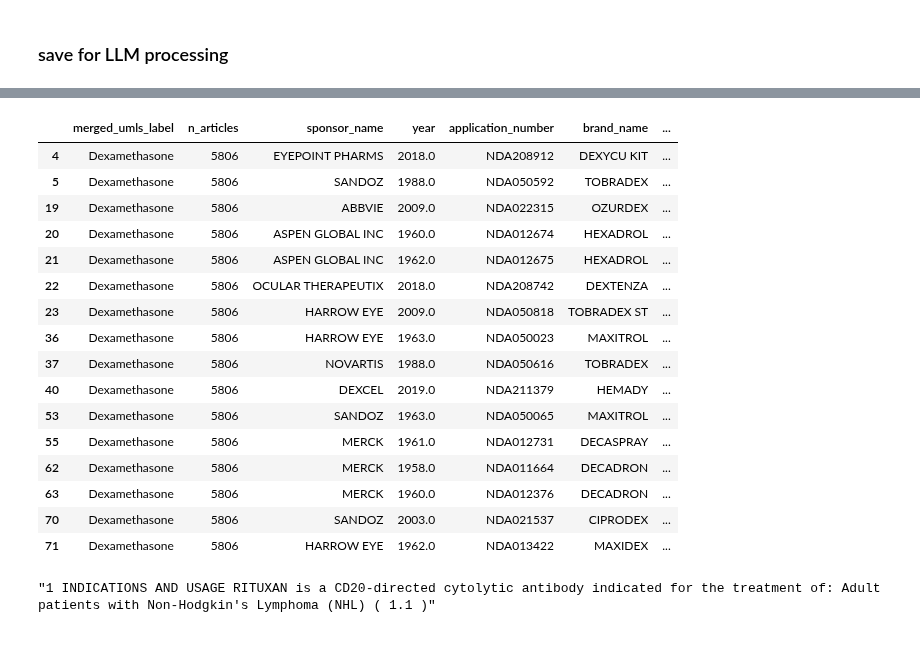
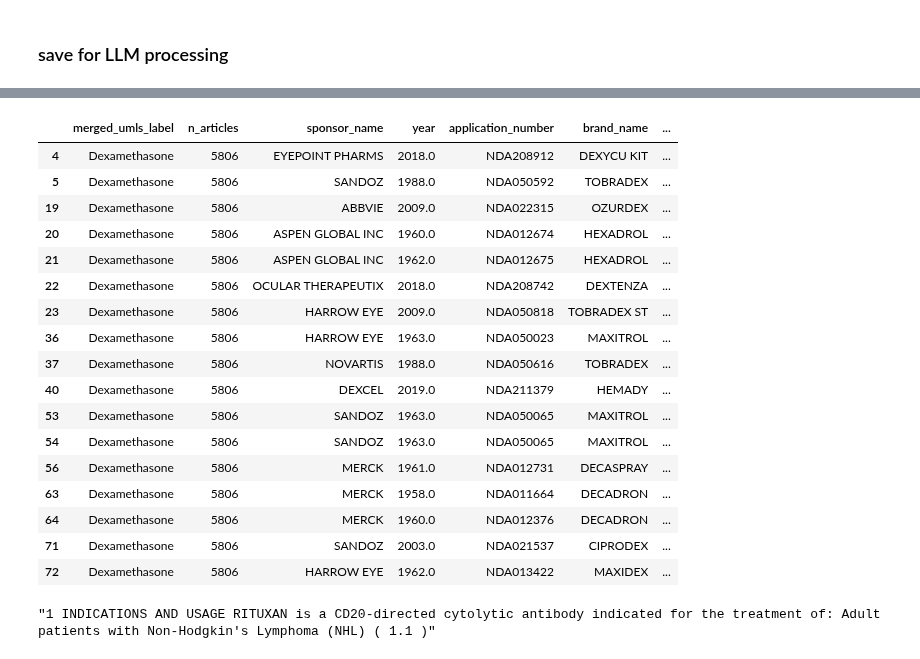
Before and after one commit to Ineichen-Group/Preclinical_DrugDisease_Translation_Pipeline, a Jupyter notebook: 10_drug_disease_translation_analysis/FDA_03_Merge_Drug_for_Indications.ipynb, the cells around one changed output, grey strips where cells are left out. Cells and saved outputs as stored; diff of their text form; code cells hidden in the pictures.

```diff
--- a/10_drug_disease_translation_analysis/FDA_03_Merge_Drug_for_Indications.ipynb
+++ b/10_drug_disease_translation_analysis/FDA_03_Merge_Drug_for_Indications.ipynb
@@ -43,14 +17,3 @@ df_orig.shape
-# %%
-# Step 1: Make sure the column is a proper list
-df_orig["active_ingredients_split"] = (
-    df_orig["active_ingredients"]
-    .astype(str)  # ensure string
-    .str.split(r",\s*")  # split on comma + optional spaces
-)
-
-# Step 2: Explode into separate rows
-df_orig = df_orig.explode("active_ingredients_split", ignore_index=True)
-df_orig.shape
 # %%
-df_orig_info = df_orig[['sponsor_name','year','application_number', 'brand_name', 'active_ingredients_split', 'clinical_studies', 'indications_first_sent', 'indications_and_usage']]
+df_orig_info = df_orig[['sponsor_name','year','application_number', 'brand_name', 'active_ingredients_split', 'drug_umls_term_norm', 'clinical_studies', 'indications_first_sent', 'indications_and_usage']]
 df_orig_info.head()
@@ -79,0 +60,5 @@ terms_for_details
+# %%
+terms_for_details = terms[terms["merged_umls_label"].str.len() > 2]
+terms_for_details = terms_for_details[terms_for_details['n_articles']>1]
+
+terms_for_details.head()
@@ -85,7 +85,7 @@ df_counts = terms_for_details.copy()
 df_exploded = df_orig_info.copy()
 
 df_counts["__key"] = df_counts["merged_umls_label"].astype(str).str.upper().str.strip()
-df_exploded["__key"] = df_exploded["active_ingredients_split"].astype(str).str.upper().str.strip()
+df_exploded["__key"] = df_exploded["drug_umls_term_norm"].astype(str).str.upper().str.strip()
 
 # 2) Left-merge ON the ingredient (keep all rows from df_exploded)
 df_merged = df_counts.merge(
@@ -96,7 +96,7 @@ df_merged = df_counts.merge(
 
 # 3) Clean up
 df_merged = df_merged.drop(columns="__key")
-df_merged
+df_merged.head()
 # %% [output]
 |  | merged_umls_label | n_articles | sponsor_name | year | application_number | brand_name | ... |
 | 0 | Dexamethasone | 5806 | SUN PHARM INDUSTRIES | 1974.0 | ANDA084013 | DEXAMETHASONE | ... |
@@ -183,27 +186,28 @@ df_ds_drugs_with_FDA_info.merged_umls_label.nunique()
 # %%
 df_filtered = df_ds_drugs_with_FDA_info[
     (df_ds_drugs_with_FDA_info["active_ingredients_split"] == "DEXAMETHASONE") &
     (df_ds_drugs_with_FDA_info["application_number"].astype(str).str.startswith("NDA"))
 ]
-df_filtered
+df_filtered.head()
 # %% [output]
 |  | merged_umls_label | n_articles | sponsor_name | year | application_number | brand_name | ... |
 | 4 | Dexamethasone | 5806 | EYEPOINT PHARMS | 2018.0 | NDA208912 | DEXYCU KIT | ... |
 | 5 | Dexamethasone | 5806 | SANDOZ | 1988.0 | NDA050592 | TOBRADEX | ... |
 | 19 | Dexamethasone | 5806 | ABBVIE | 2009.0 | NDA022315 | OZURDEX | ... |
 | 20 | Dexamethasone | 5806 | ASPEN GLOBAL INC | 1960.0 | NDA012674 | HEXADROL | ... |
 | 21 | Dexamethasone | 5806 | ASPEN GLOBAL INC | 1962.0 | NDA012675 | HEXADROL | ... |
 | 22 | Dexamethasone | 5806 | OCULAR THERAPEUTIX | 2018.0 | NDA208742 | DEXTENZA | ... |
 | 23 | Dexamethasone | 5806 | HARROW EYE | 2009.0 | NDA050818 | TOBRADEX ST | ... |
 | 36 | Dexamethasone | 5806 | HARROW EYE | 1963.0 | NDA050023 | MAXITROL | ... |
 | 37 | Dexamethasone | 5806 | NOVARTIS | 1988.0 | NDA050616 | TOBRADEX | ... |
 | 40 | Dexamethasone | 5806 | DEXCEL | 2019.0 | NDA211379 | HEMADY | ... |
 | 53 | Dexamethasone | 5806 | SANDOZ | 1963.0 | NDA050065 | MAXITROL | ... |
-| 55 | Dexamethasone | 5806 | MERCK | 1961.0 | NDA012731 | DECASPRAY | ... |
-| 62 | Dexamethasone | 5806 | MERCK | 1958.0 | NDA011664 | DECADRON | ... |
-| 63 | Dexamethasone | 5806 | MERCK | 1960.0 | NDA012376 | DECADRON | ... |
-| 70 | Dexamethasone | 5806 | SANDOZ | 2003.0 | NDA021537 | CIPRODEX | ... |
-| 71 | Dexamethasone | 5806 | HARROW EYE | 1962.0 | NDA013422 | MAXIDEX | ... |
+| 54 | Dexamethasone | 5806 | SANDOZ | 1963.0 | NDA050065 | MAXITROL | ... |
+| 56 | Dexamethasone | 5806 | MERCK | 1961.0 | NDA012731 | DECASPRAY | ... |
+| 63 | Dexamethasone | 5806 | MERCK | 1958.0 | NDA011664 | DECADRON | ... |
+| 64 | Dexamethasone | 5806 | MERCK | 1960.0 | NDA012376 | DECADRON | ... |
+| 71 | Dexamethasone | 5806 | SANDOZ | 2003.0 | NDA021537 | CIPRODEX | ... |
+| 72 | Dexamethasone | 5806 | HARROW EYE | 1962.0 | NDA013422 | MAXIDEX | ... |
 # %%
 df_ds_drugs_with_FDA_info[df_ds_drugs_with_FDA_info['active_ingredients_split']=="RITUXIMAB"].indications_first_sent.iloc[0]
 # %% [output]
```
Also changed, not shown: parts of 20 cells of this notebook, 2 other files.
